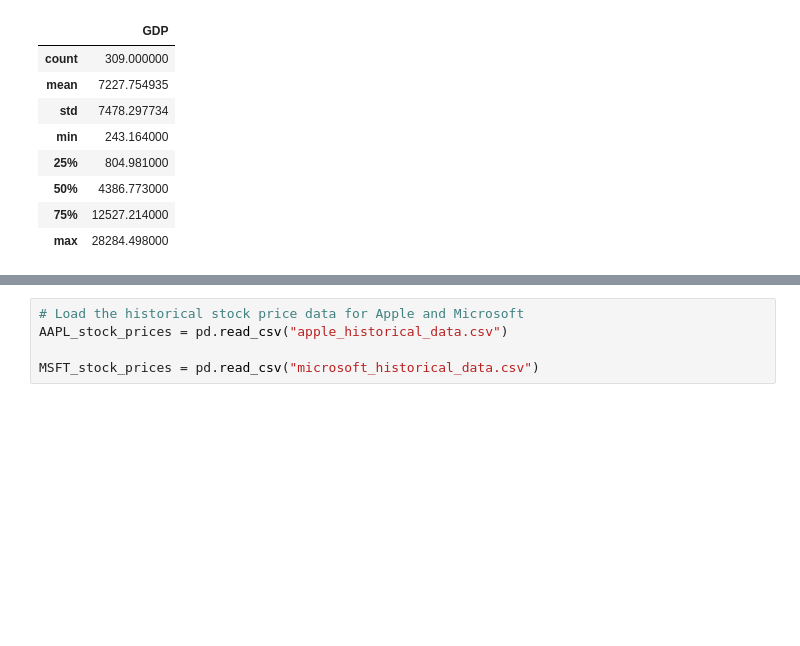
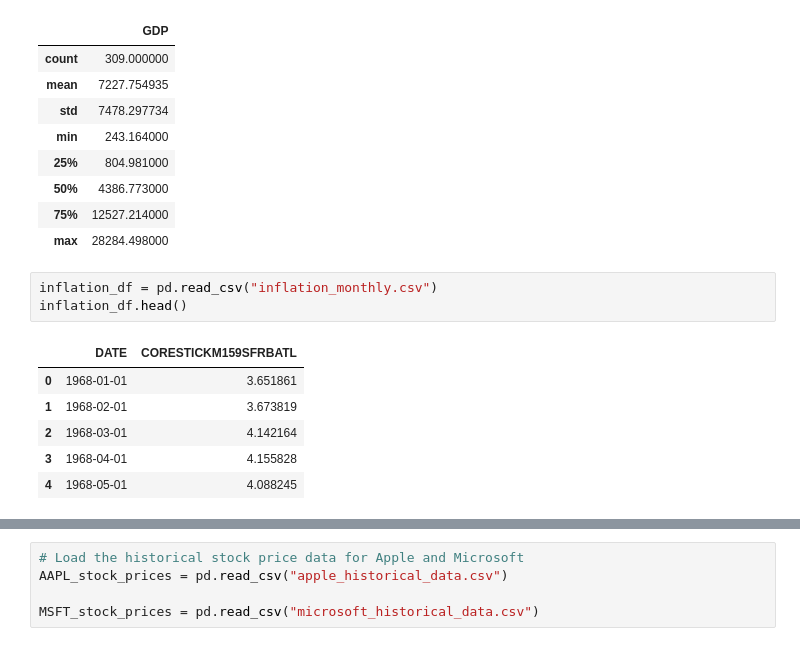
Before and after one commit to waynebar69/Stocks_ML-Pipeline, a Jupyter notebook: Project/Preparing-for-data-analysis-project-student.ipynb, the cells around one changed output, grey strips where cells are left out. Drawn from its saved outputs; the diff is of its cells as text; blank space fills up the shorter version.

```diff
--- a/Project/Preparing-for-data-analysis-project-student.ipynb
+++ b/Project/Preparing-for-data-analysis-project-student.ipynb
@@ -70,3 +70,13 @@ gdp_df.describe()
 | 50% | 4386.773000 |
 | 75% | 12527.214000 |
 | max | 28284.498000 |
+# %%
+inflation_df = pd.read_csv("inflation_monthly.csv")
+inflation_df.head()
+# %% [output]
+|  | DATE | CORESTICKM159SFRBATL |
+| 0 | 1968-01-01 | 3.651861 |
+| 1 | 1968-02-01 | 3.673819 |
+| 2 | 1968-03-01 | 4.142164 |
+| 3 | 1968-04-01 | 4.155828 |
+| 4 | 1968-05-01 | 4.088245 |
```
Also changed, not shown: parts of 9 cells of this notebook.
